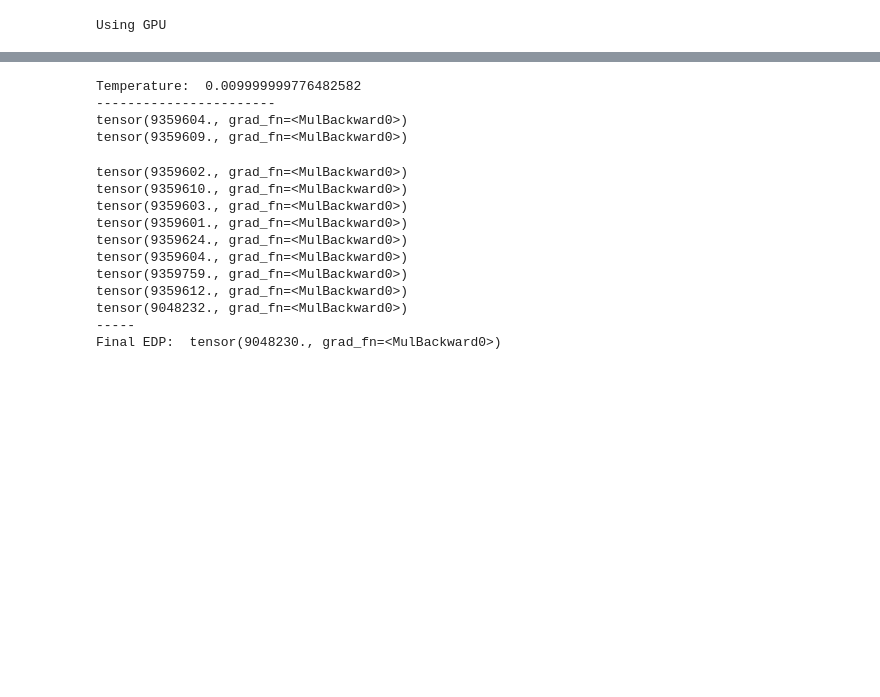
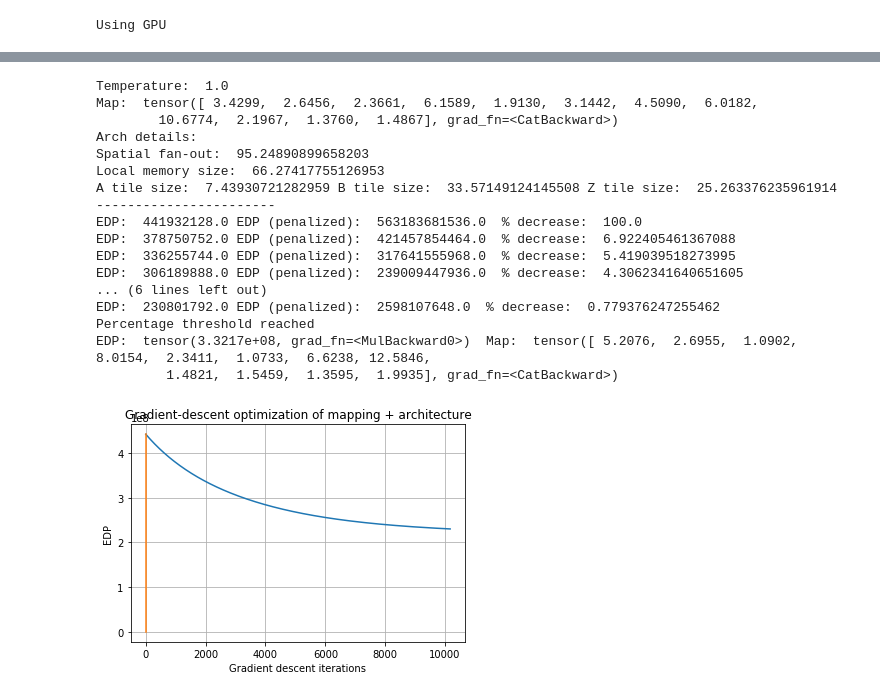
Before and after one commit to abf149/lab2-2022-abf149, a Jupyter notebook: workspace/lab2/archopt.ipynb, the cells around one changed output, grey strips where cells are left out. Saved outputs shown, nothing was run; the diff lists cells and outputs as text; code cells hidden in the pictures; blank space fills up the shorter version.

```diff
--- a/workspace/lab2/archopt.ipynb
+++ b/workspace/lab2/archopt.ipynb
@@ -29,6 +29,8 @@ params = {
     'epochs': 1
 }
 # %%
+bypass_cuda=True
+
 # GPU setup
 use_cuda = torch.cuda.is_available()
 print("Using {}".format('GPU' if use_cuda else 'CPU'))
@@ -510,13 +476,0 @@ np.exp(1.0)
-# %%
-net = ArchMap_spGEMM(2*3, 5*5, 3*7)
-T = torch.tensor([1.0])
-net(T)
-optimizer = optim.Adam(net.parameters() , lr=0.002)
-# %%
-T = torch.tensor([1.0])
-# %%
-optimizer.zero_grad() # clear gradients
-edp = net(T) # forward step
-loss = edp
-loss.backward() # backprop
-optimizer.step() # optimize weights
@@ -753,30 +571,24 @@ Final map:  tensor([ 6.,  1.,  1., 25.,  1.,  1., 21.,  1.,  1.,  1.,  1.,  1.],
-# %%
-print("Temperature: ", T.item())
-print("-----------------------")
-print(net(T))
-for i in range(10000):
-    optimizer.zero_grad() # clear gradients
-    edp = net(T) # forward step
-    loss = edp
-    loss.backward() # backprop
-    optimizer.step() # optimize weights
-    if i % 1000 == 0:
-        print(net(T))
-print("-----")
-print("Final EDP: ", net(T))
-# %% [output]
-Temperature:  0.009999999776482582
------------------------
-tensor(9359604., grad_fn=<MulBackward0>)
-tensor(9359609., grad_fn=<MulBackward0>)
-tensor(9359602., grad_fn=<MulBackward0>)
-tensor(9359610., grad_fn=<MulBackward0>)
-tensor(9359603., grad_fn=<MulBackward0>)
-tensor(9359601., grad_fn=<MulBackward0>)
-tensor(9359624., grad_fn=<MulBackward0>)
-tensor(9359604., grad_fn=<MulBackward0>)
-tensor(9359759., grad_fn=<MulBackward0>)
-tensor(9359612., grad_fn=<MulBackward0>)
-tensor(9048232., grad_fn=<MulBackward0>)
------
-Final EDP:  tensor(9048230., grad_fn=<MulBackward0>)
+# %%
+stp_lst = [False]
+res_lst0 = []
+
+oneOpt(res_lst0, stp_lst)
+# %% [output]
+Temperature:  1.0
+Map:  tensor([ 3.4299,  2.6456,  2.3661,  6.1589,  1.9130,  3.1442,  4.5090,  6.0182,
+        10.6774,  2.1967,  1.3760,  1.4867], grad_fn=<CatBackward>)
+Arch details:
+Spatial fan-out:  95.24890899658203
+Local memory size:  66.27417755126953
+A tile size:  7.43930721282959 B tile size:  33.57149124145508 Z tile size:  25.263376235961914
+-----------------------
+EDP:  441932128.0 EDP (penalized):  563183681536.0  % decrease:  100.0
+EDP:  378750752.0 EDP (penalized):  421457854464.0  % decrease:  6.922405461367088
+EDP:  336255744.0 EDP (penalized):  317641555968.0  % decrease:  5.419039518273995
+EDP:  306189888.0 EDP (penalized):  239009447936.0  % decrease:  4.3062341640651605
+... (6 lines left out)
+EDP:  230801792.0 EDP (penalized):  2598107648.0  % decrease:  0.779376247255462
+Percentage threshold reached
+EDP:  tensor(3.3217e+08, grad_fn=<MulBackward0>)  Map:  tensor([ 5.2076,  2.6955,  1.0902,  8.0154,  2.3411,  1.0733,  6.6238, 12.5846,
+         1.4821,  1.5459,  1.3595,  1.9935], grad_fn=<CatBackward>)
+[figure, added]
```
Also changed, not shown: parts of 29 cells of this notebook.
